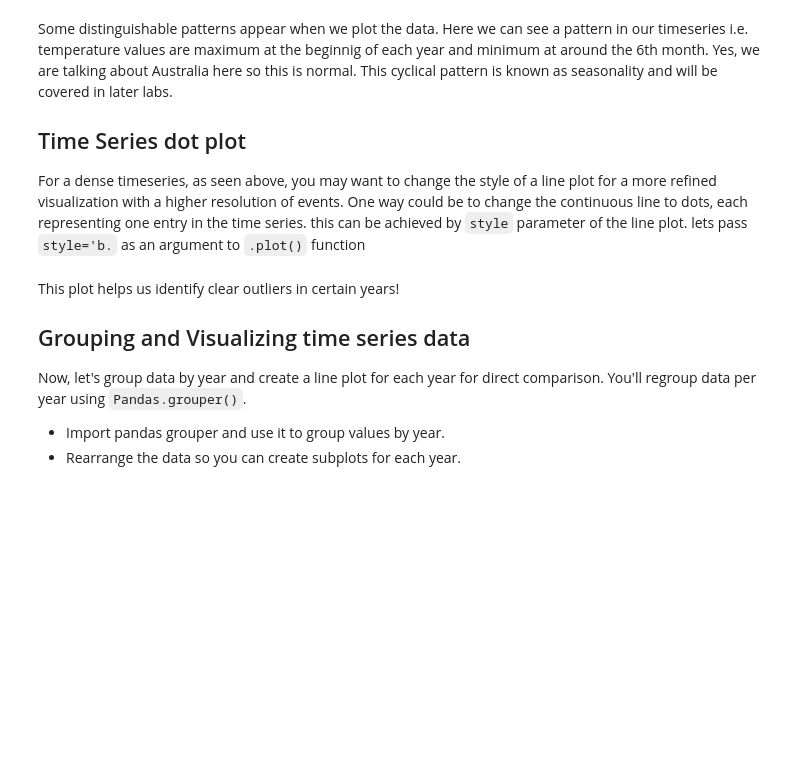
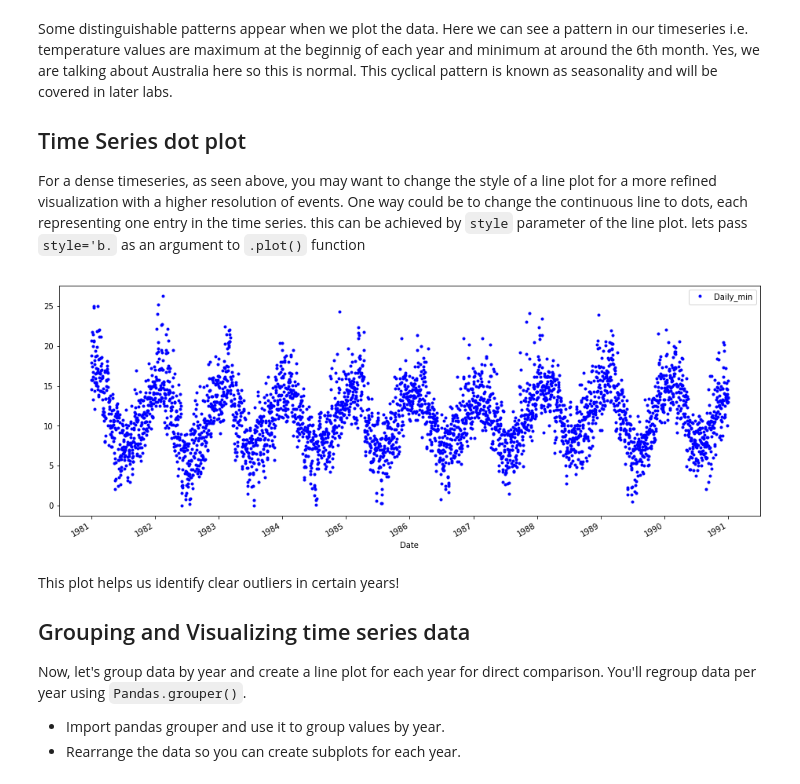
Before and after one commit to fpleoni/dsc-3-25-04-visualizing-time-series-data-lab-nyc-ds-career-031119, a Jupyter notebook: index.ipynb, the cells around one changed output. Cells and saved outputs as stored; diff of their text form; code cells hidden in the pictures; blank space fills up the shorter version.

```diff
--- a/index.ipynb
+++ b/index.ipynb
@@ -81,7 +81,10 @@ Some distinguishable patterns appear when we plot the data. Here we can see a pa
 For a dense timeseries, as seen above, you may want to change the style of a line plot for a more refined visualization with a higher resolution of events. One way could be to change the continuous line to dots, each representing one entry in the time series. this can be achieved by `style` parameter of the line plot. lets pass `style='b.` as an argument to `.plot()` function
 # %%
 # Use dots instead on a continuous line and redraw the timeseries.
-temp_data.plot(figsize = (16,6), style)
+temp_data.plot(figsize = (16,6), style = ".b")
+plt.show()
+# %% [output]
+[figure, added]
 # %% [markdown]
 This plot helps us identify clear outliers in certain years!
 
```
